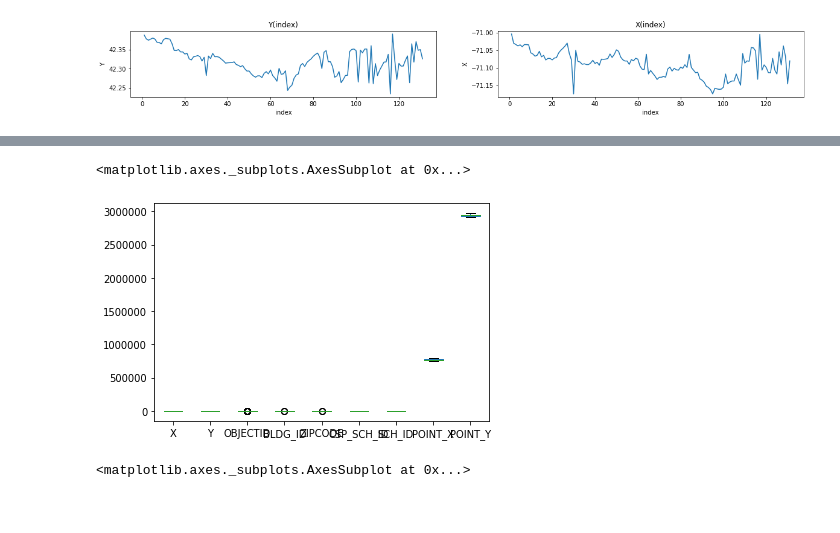
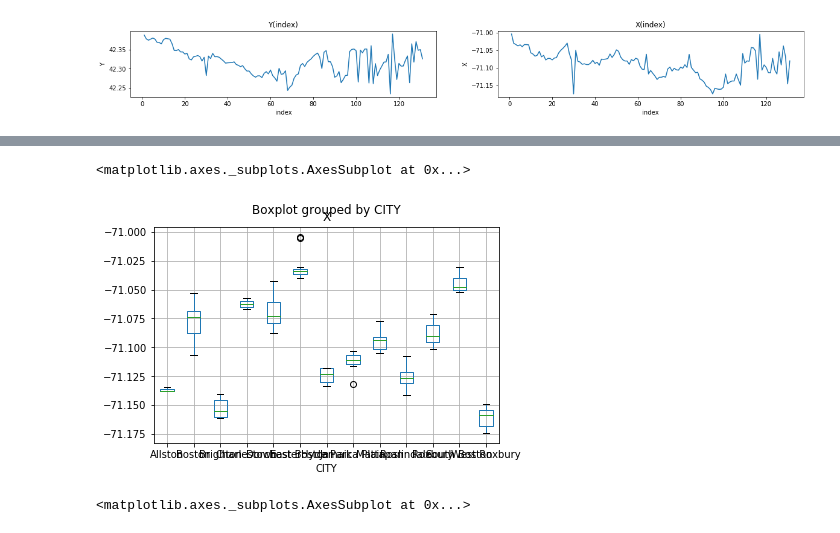
Before and after one commit to poste0/Labs, a Jupyter notebook: DataAnalysis/Stepanenko_Lab3.ipynb, the cells around one changed output, grey strips where cells are left out. Drawn from its saved outputs; the diff is of its cells as text; code cells hidden in the pictures.

```diff
--- a/DataAnalysis/Stepanenko_Lab3.ipynb
+++ b/DataAnalysis/Stepanenko_Lab3.ipynb
@@ -48,8 +58,8 @@ data.ZIPCODE.plot()
-# %%
-data.plot.box()
-# %% [output]
-<matplotlib.axes._subplots.AxesSubplot at 0x...>
-[figure, removed]
+# %%
+data.boxplot(column = 'X', by = 'CITY')
+# %% [output]
+<matplotlib.axes._subplots.AxesSubplot at 0x...>
+[figure, added]
 # %%
 data.Y.plot.hist()
 # %% [output]
```
Also changed, not shown: parts of 8 cells of this notebook.
